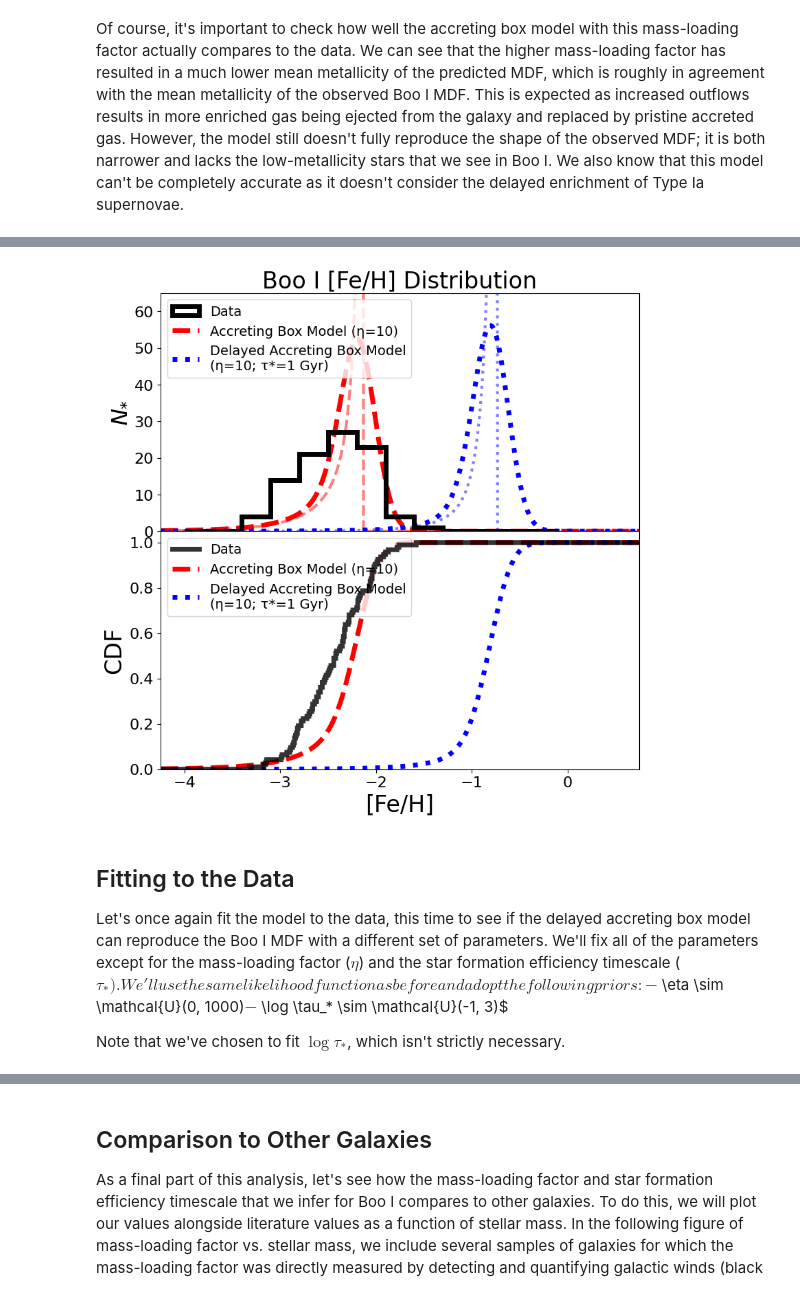
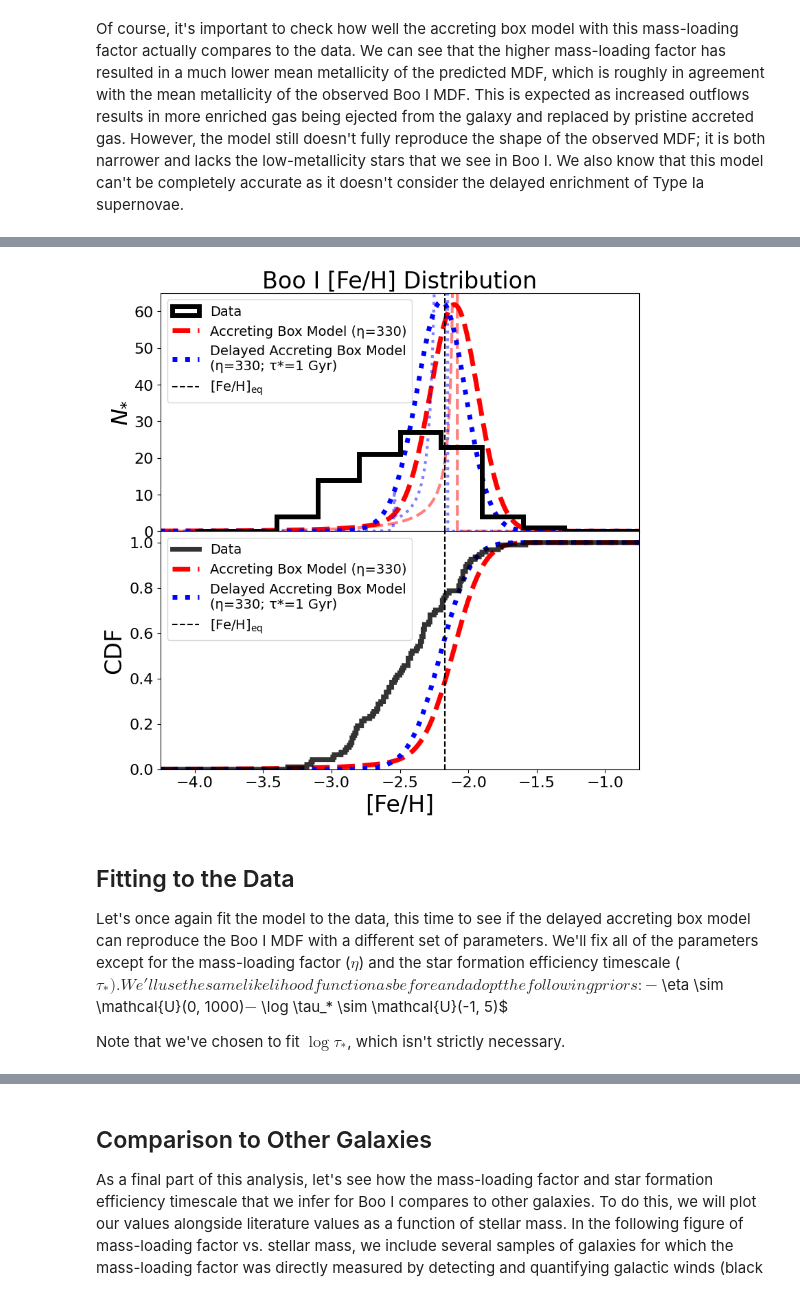
Before and after one commit to NathanSandford/AST1420_ChemEv_Modeling_Tutorials-, a Jupyter notebook: 01_BooI_Example.ipynb, the cells around one changed output, grey strips where cells are left out. Drawn from its saved outputs; the diff is of its cells as text; code cells hidden in the pictures.

```diff
--- a/01_BooI_Example.ipynb
+++ b/01_BooI_Example.ipynb
@@ -184,7 +184,7 @@ def mhdist_accretingbox(mhs, p, eta, r=0.4, e_mh=0.0, Zsolar=0.014):
     e_mh : float, optional
         Gaussian smoothing to mimic observational uncertainties.
     Zsolar : float, optional
-        Solar metallicity (default is 0.014).
+        Solar metallicity: 0.014 for total. 0.0013 for iron. 0.0056 for magnesium.
     """
     from scipy.ndimage import gaussian_filter1d
     Zs = Zsolar * 10**mhs
@@ -697,24 +750,26 @@ dFeH = 1e-2  # dex
 fine_bins = np.arange(-10, 2.0 + dFeH, dFeH)
 n_star = boo1_df.shape[0]
 dt = 1e-5  # Gyr
-t_trunc = 2
+t_trunc = 10  # Gyr
 t = np.arange(dt, t_trunc + dt, dt)
 
 # Accreting Box Model
 mdf_accretingbox = mhdist_accretingbox(
     mhs=fine_bins,
-    p=0.0011,
+    p=0.0035,
     e_mh=boo1_df["FeH_err"].median(),
-    eta=10,
+    eta=330,
+    Zsolar=0.0013,  # Iron solar metallicity
 )
 mdf_accretingbox *= n_star * 0.3
 cmdf_accretingbox = np.cumsum(mdf_accretingbox) * dFeH / 0.3 / n_star
 # Accreting Box Model (no error)
 mdf_accretingbox_noerr = mhdist_accretingbox(
     mhs=fine_bins,
-    p=0.0011,
+    p=0.0035,
     e_mh=0.0,
-    eta=10,
+    eta=330,
+    Zsolar=0.0013,  # Iron solar metallicity
 )
 mdf_accretingbox_noerr *= n_star * 0.3
 cmdf_accretingbox_noerr = np.cumsum(mdf_accretingbox_noerr) * dFeH / 0.3 / n_star
@@ -729,7 +784,7 @@ mdf_delayaccretingbox = mhdist_delayedaccretingbox(
     mindt=0.05,
     tau_star=1,
     solar_Fe=7.5,
-    eta=10,
+    eta=330,
     r=0.4,
     mhs=fine_bins,
     e_mh=boo1_df["FeH_err"].median(),
@@ -746,7 +801,7 @@ mdf_delayaccretingbox_noerr = mhdist_delayedaccretingbox(
     mindt=0.05,
     tau_star=1,
     solar_Fe=7.5,
-    eta=10,
+    eta=330,
     r=0.4,
     mhs=fine_bins,
     e_mh=0.0,
@@ -772,7 +827,7 @@ ax1.plot(
     c='r',
     lw=5,
     ls='--',
-    label="Accreting Box Model (η=10)",
+    label="Accreting Box Model (η=330)",
 )
 # Accreting Box Model (no error)
 ax1.plot(
@@ -790,7 +845,7 @@ ax1.plot(
     c='b',
     lw=5,
     ls=':',
-    label="Delayed Accreting Box Model\n(η=10; τ*=1 Gyr)",
+    label="Delayed Accreting Box Model\n(η=330; τ*=1 Gyr)",
 )
 # Delayed Accreting Box Model (no error)
 ax1.plot(
@@ -801,6 +856,20 @@ ax1.plot(
     ls=':',
     alpha=0.5,
 )
+# Equilibrium Metallicity
+ax1.axvline(
+    np.log10(0.0029 / (1 + 330 - 0.4)) - np.log10(0.0013),
+    c='k',
+    ls='--',
+    label=r'$\mathrm{[Fe/H]}_\mathrm{eq}$',
+)
+# Equilibrium Metallicity
+# ax1.axvline(
+#     np.log10(0.0012 / (1 + 330 - 0.4)) - np.log10(0.0013),
+#     c='gray',
+#     ls='--',
+#     label=r'$\mathrm{[Fe/H]}_\mathrm{eq}^\mathrm{II}$',
+# )
 
 # Plot CMDF
 # Data
@@ -823,43 +892,57 @@ ax2.stairs(
 ax2.plot(
     fine_bins,
     cmdf_accretingbox,
     c='r',
     lw=5,
     ls='--',
-    label="Accreting Box Model (η=10)",
+    label="Accreting Box Model (η=330)",
 )
 # Delayed Accreting Box Model
 ax2.plot(
     fine_bins[1:],
     cmdf_delayaccretingbox,
     c='b',
     lw=5,
     ls=':',
-    label="Delayed Accreting Box Model\n(η=10; τ*=1 Gyr)",
+    label="Delayed Accreting Box Model\n(η=330; τ*=1 Gyr)",
 )
+# Equilibrium Metallicity
+ax2.axvline(
+    np.log10(0.0029 / (1 + 330 - 0.4)) - np.log10(0.0013),
+    c='k',
+    ls='--',
+    label=r'$\mathrm{[Fe/H]}_\mathrm{eq}$',
+)
+# Equilibrium Metallicity
+# ax2.axvline(
+#     np.log10(0.0012 / (1 + 330 - 0.4)) - np.log10(0.0013),
+#     c='gray',
+#     ls='--',
+#     label=r'$\mathrm{[Fe/H]}_\mathrm{eq}^\mathrm{II}$',
+# )
 
 ax1.set_title("Boo I [Fe/H] Distribution", fontsize=24)
 ax1.set_ylabel(r"$N_{*}$", fontsize=24)
 ax2.set_xlabel("[Fe/H]", fontsize=24)
 ax2.set_ylabel(r"CDF", fontsize=24)
-ax1.set_xlim(-4.25, 0.75)
+ax1.set_xlim(-4.25, -0.75)
 ax1.set_ylim(0, 65)
 ax2.set_ylim(0, 1.05)
 ax1.tick_params("x", labelsize=0)
 ax1.tick_params("y", labelsize=16)
 ax2.tick_params("both", labelsize=16)
 ax1.legend(fontsize=14, loc="upper left")
 ax2.legend(fontsize=14, loc="upper left")
 
 plt.show()
 # %% [output]
-[figure, old version]
+[figure, new version]
 # %% [markdown]
 ## Fitting to the Data
 
 Let's once again fit the model to the data, this time to see if the delayed accreting box model can reproduce the Boo I MDF with a different set of parameters. We'll fix all of the parameters except for the mass-loading factor ($\eta$) and the star formation efficiency timescale ($\tau_*). We'll use the same likelihood function as before and adopt the following priors:
 - $\eta \sim \mathcal{U}(0, 1000)$
-- $\log \tau_* \sim \mathcal{U}(-1, 3)$
+- $\log \tau_* \sim \mathcal{U}(-1, 5)$
 
 Note that we've chosen to fit $\log\tau_*$, which isn't strictly necessary.
 # %%
```
Also changed, not shown: parts of 23 cells of this notebook.
